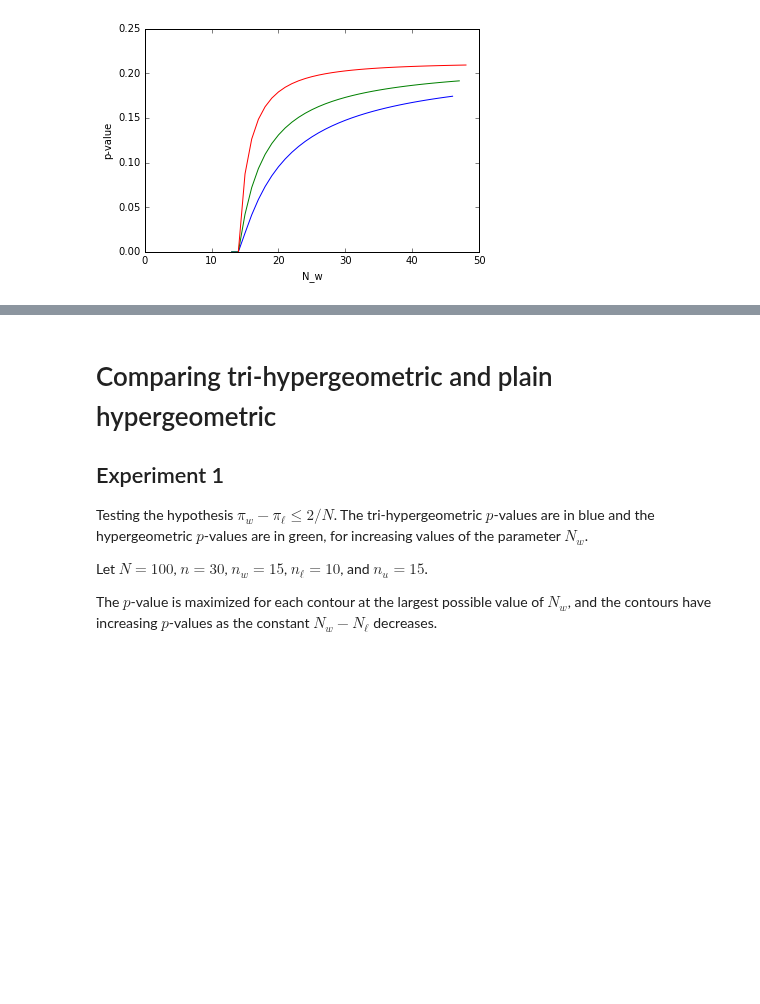
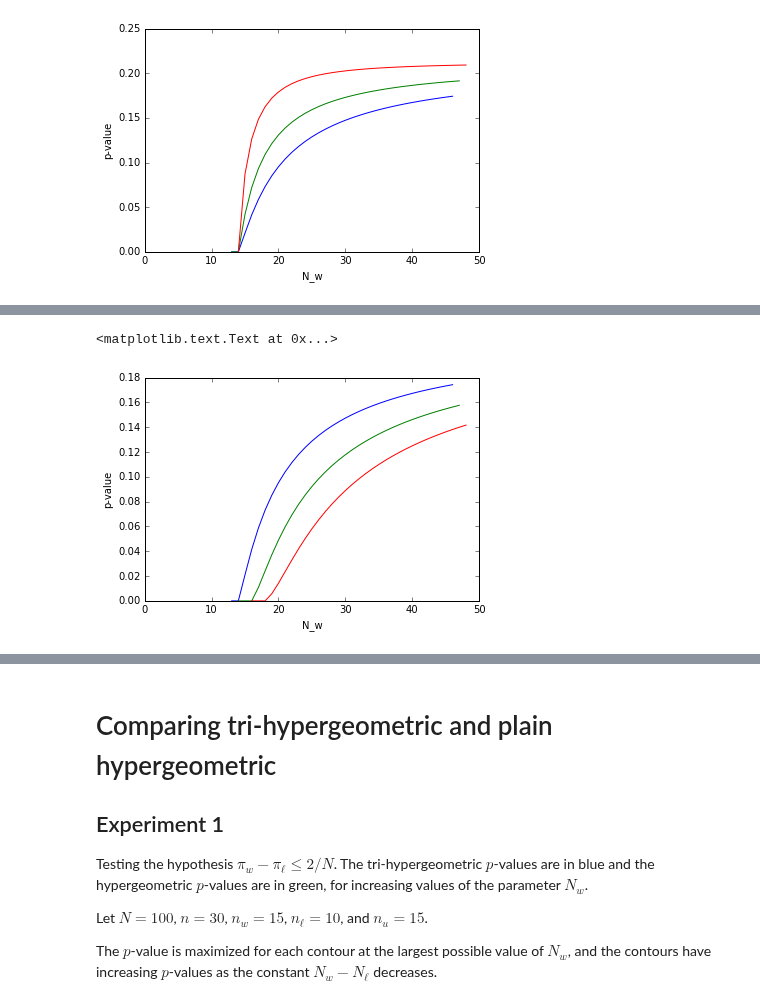
Before and after one commit to pbstark/CORLA18, a Jupyter notebook: code/tri-hypergeometric-tests.ipynb, the cells around one changed output, grey strips where cells are left out. Cells and saved outputs as stored; diff of their text form; code cells hidden in the pictures; blank space fills up the shorter version.

```diff
--- a/code/tri-hypergeometric-tests.ipynb
+++ b/code/tri-hypergeometric-tests.ipynb
@@ -468,0 +238,21 @@ plt.ylabel("p-value")
+# %%
+pvalues = np.zeros(47)
+for B in range(1,47):
+    pvalues[B] = diluted_margin_hypergeometric(w=15, l=10, N_w=B, N_l=B)
+
+pvalues2 = np.zeros(47)
+for B in range(1,47):
+    pvalues2[B] = diluted_margin_hypergeometric(w=15, l=10, N_w=B-1, N_l=B)
+
+pvalues3 = np.zeros(47)
+for B in range(1,47):
+    pvalues3[B] = diluted_margin_hypergeometric(w=15, l=10, N_w=B-2, N_l=B)
+
+plt.plot(range(47), pvalues, 'blue',
+         range(1, 47+1), pvalues2, 'green',
+         range(2, 47+2), pvalues3, 'red')
+plt.xlabel("N_w")
+plt.ylabel("p-value")
+# %% [output]
+<matplotlib.text.Text at 0x...>
+[figure, added]
```
Also changed, not shown: parts of 20 cells of this notebook.
